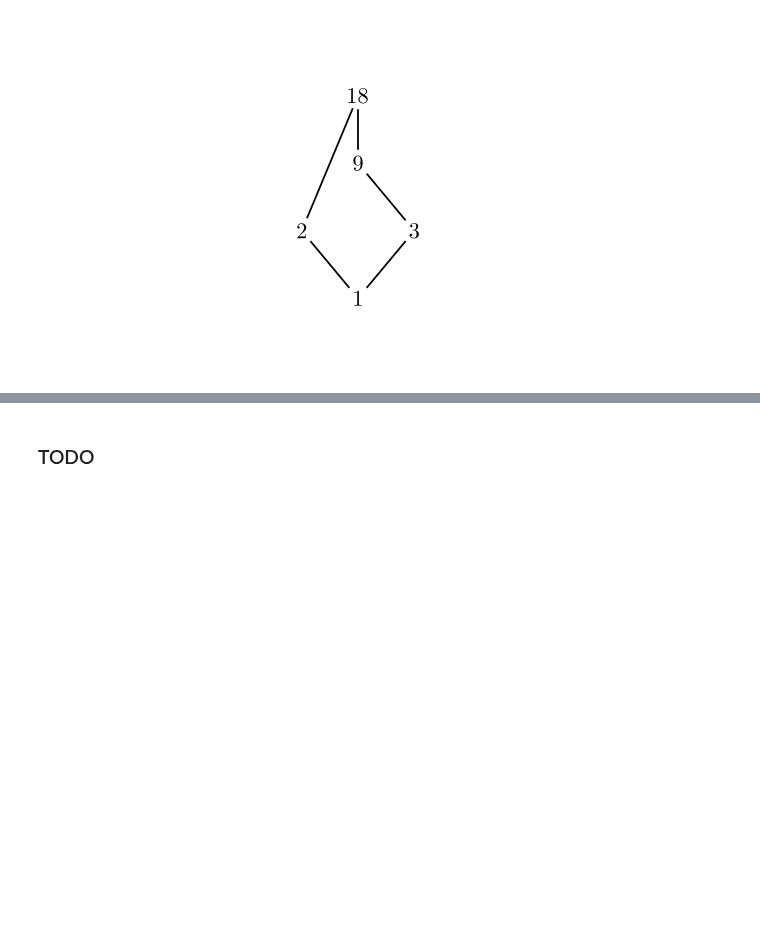
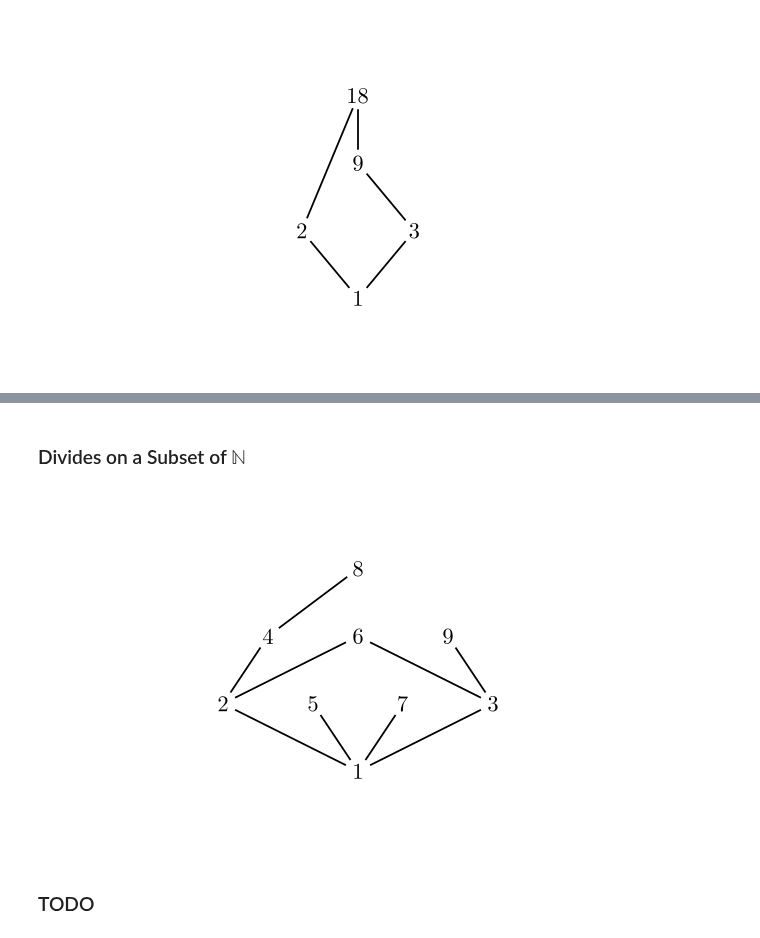
Before and after one commit to PhotonicGluon/NZQRC-Book, a Jupyter notebook: code/image_generation/notebooks/part-2/relations-2.ipynb, the cells around one changed output, grey strips where cells are left out. Saved outputs shown, nothing was run; the diff lists cells and outputs as text; code cells hidden in the pictures; blank space fills up the shorter version.

```diff
--- a/code/image_generation/notebooks/part-2/relations-2.ipynb
+++ b/code/image_generation/notebooks/part-2/relations-2.ipynb
@@ -527,2 +603,41 @@ class HasseDiagram(Scene):
+# %% [markdown]
+### Divides on a Subset of $\mathbb{N}$
+# %%
+%%generate_image divides-as-hasse HasseDiagram
+
+
+class HasseDiagram(Scene):
+    def construct(self):
+        # Create vertices and edges
+        vertices = [
+            i for i in range(1, 10)
+        ]
+
+        # edges = []
+        # for i in vertices:
+        #     for j in vertices:
+        #         if i != j and j % i == 0:
+        #             edges.append((i,j))
+        edges = [(1, 2), (1, 3), (1, 5), (1, 7), (2, 4), (2, 6), (3, 6), (3, 9), (4, 8)]
+
+        # Create the Hasse graph
+        graph = HasseGraph(
+            vertices,
+            edges,
+            label_colour=BLACK,
+            perform_correction=True,
+            edge_config={
+                "stroke_color": BLACK
+            },
+            layout_config={
+                "scale_x": 2,
+                "scale_y": 0.75,
+            }
+        )
+        # print(list(graph.edges.keys()))
+
+        self.add(graph)
+# %% [output]
+[figure, added]
 # %% [markdown]
 ### TODO
```
Also changed, not shown: parts of 7 cells of this notebook, 7 other files.
